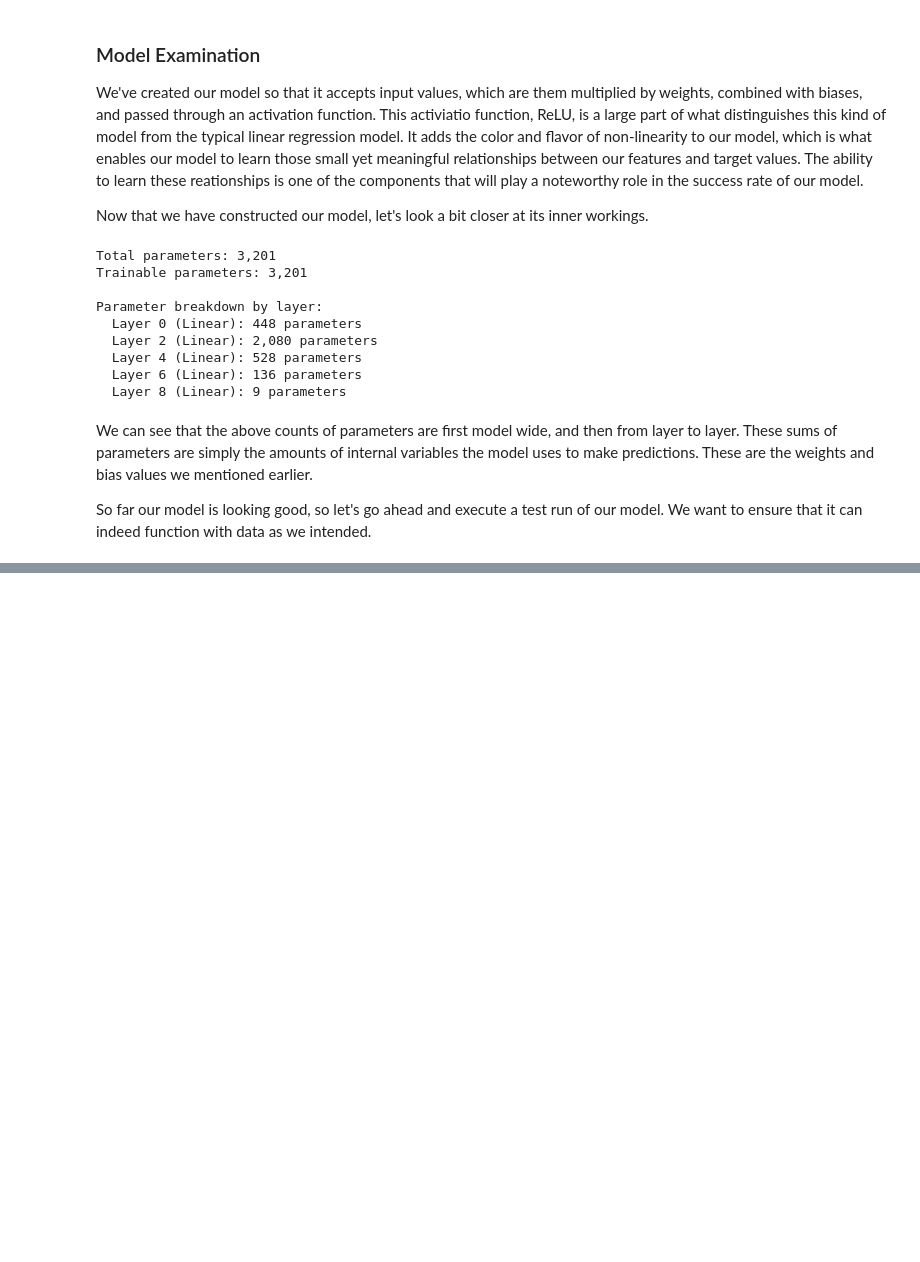
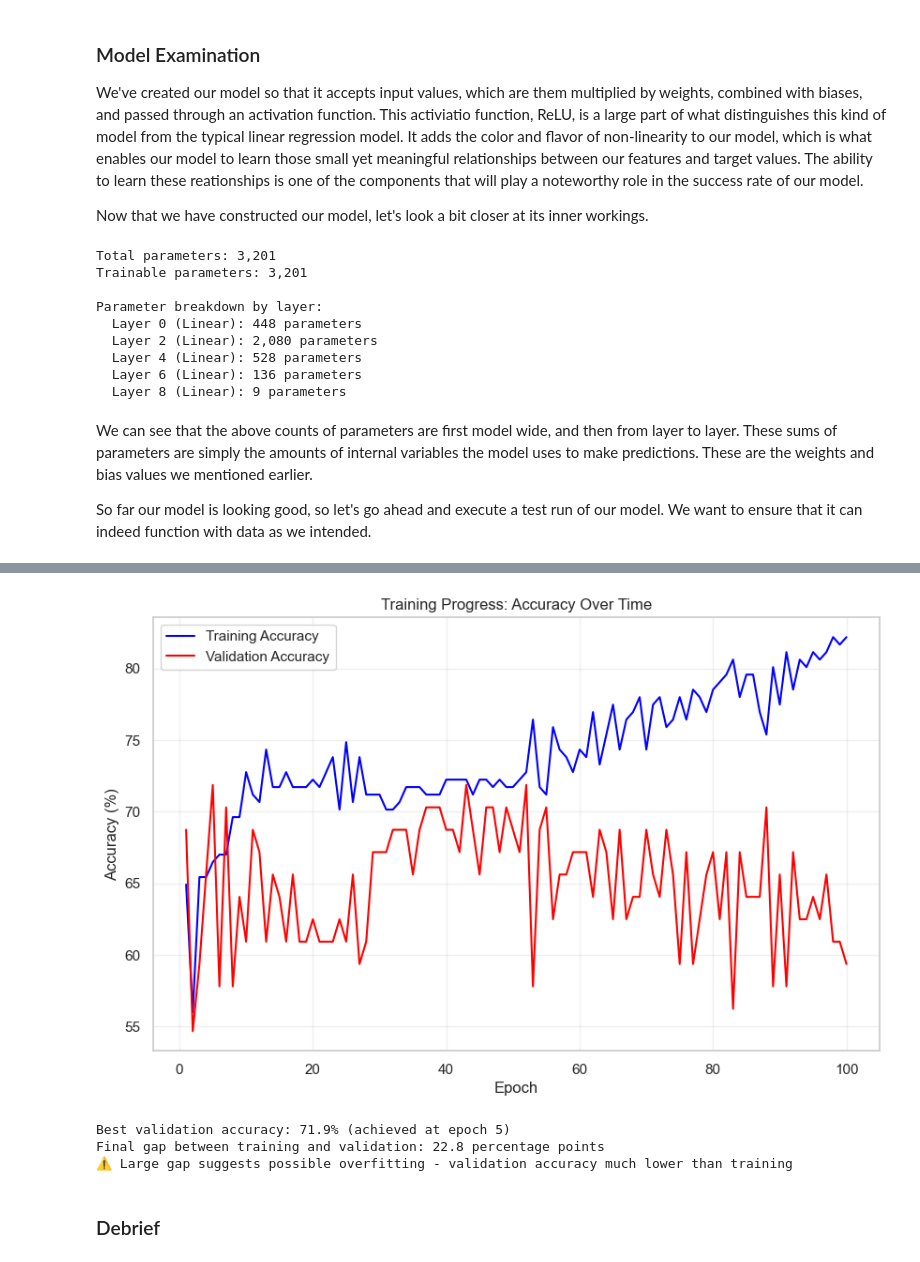
Before and after one commit to GloriannaS/ipo-market-gains, a Jupyter notebook: IPO Market Gains.ipynb, the cells around one changed output, grey strips where cells are left out. Drawn from its saved outputs; the diff is of its cells as text; code cells hidden in the pictures; blank space fills up the shorter version.

```diff
--- a/IPO Market Gains.ipynb
+++ b/IPO Market Gains.ipynb
@@ -774,0 +775,8 @@ We are now ready to train our model. We will first begin the process by defining
+# %%
+# defining our loss function and optimizer
+criterion = nn.BCELoss()  # Binary Cross-Entropy for our yes/no predictions
+optimizer = optim.Adam(model.parameters(), lr=0.00075)
+
+# initialize two accuracy lists
+train_accuracies = []
+val_accuracies = []
@@ -774,0 +824,34 @@ We are now ready to train our model. We will first begin the process by defining
+# %%
+plt.figure(figsize=(10, 6))
+plt.plot(range(1, num_epochs + 1), train_accuracies, label='Training Accuracy', color='blue')
+plt.plot(range(1, num_epochs + 1), val_accuracies, label='Validation Accuracy', color='red')
+plt.xlabel('Epoch')
+plt.ylabel('Accuracy (%)')
+plt.title('Training Progress: Accuracy Over Time')
+plt.legend()
+plt.grid(True, alpha=0.3)
+plt.show()
+
+# Let's also see the best performance we achieved
+best_val_accuracy = max(val_accuracies)
+best_epoch = val_accuracies.index(best_val_accuracy) + 1
+
+print(f"Best validation accuracy: {best_val_accuracy:.1f}% (achieved at epoch {best_epoch})")
+
+# Check for potential overfitting
+final_gap = train_accuracies[-1] - val_accuracies[-1]
+print(f"Final gap between training and validation: {final_gap:.1f} percentage points")
+
+if final_gap > 10:
+    print("⚠️ Large gap suggests possible overfitting - validation accuracy much lower than training")
+elif final_gap < 5:
+    print("✅ Small gap suggests good generalization - model performs similarly on both sets")
+else:
+    print("🤔 Moderate gap - model might benefit from some regularization")
+# %% [output]
+[figure, added]
+Best validation accuracy: 71.9% (achieved at epoch 5)
+Final gap between training and validation: 22.8 percentage points
+⚠️ Large gap suggests possible overfitting - validation accuracy much lower than training
+# %% [markdown]
+### Debrief
```
Also changed, not shown: parts of 4 cells of this notebook.
